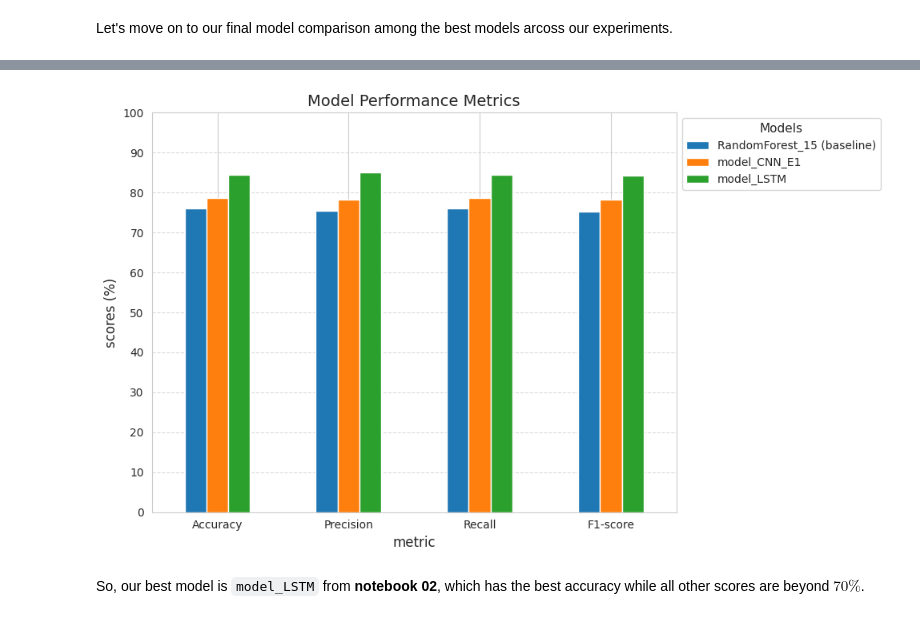
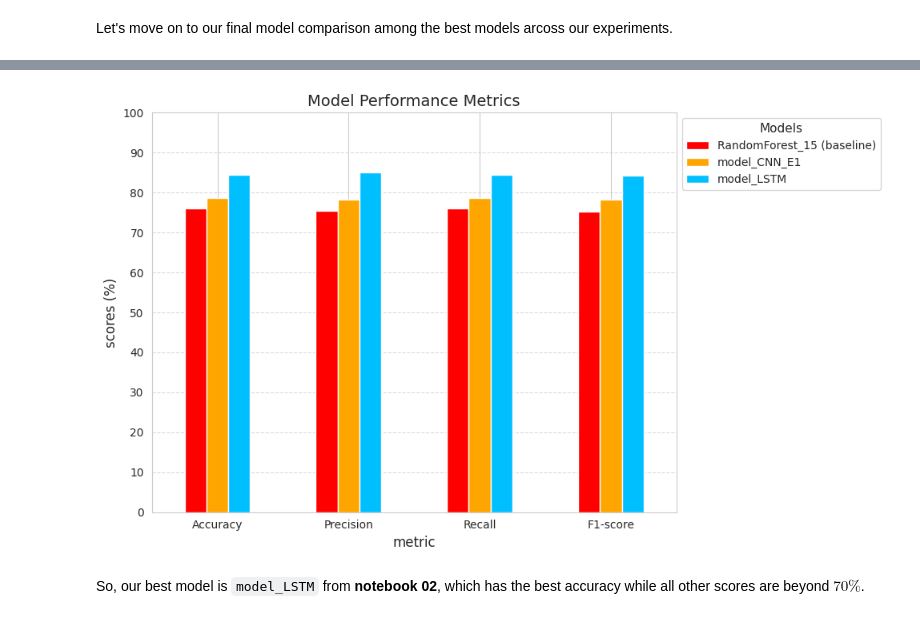
Before and after one commit to ZYWZong/ML_Practice_Projects, a Jupyter notebook: SkimLit_project_practice/SkimLit_results_04.ipynb, the cells around one changed output, grey strips where cells are left out. Cells and saved outputs as stored; diff of their text form; code cells hidden in the pictures.

```diff
--- a/SkimLit_project_practice/SkimLit_results_04.ipynb
+++ b/SkimLit_project_practice/SkimLit_results_04.ipynb
@@ -30,21 +42,25 @@ results = {
 # %%
-results_df = pd.DataFrame(results)
-results_df.set_index("Metric", inplace=True)
+custom_colors = {
+    "model_LSTM": "deepskyblue",
+    "model_CNN_E1": "orange",
+    "RandomForest_15 (baseline)": "red"
+}
+
 
 fig, ax = plt.subplots(figsize=(10, 6))
-results_df.plot(kind="bar", ax=ax)
+results_df.plot(kind="bar", ax=ax, color=[custom_colors[col] for col in results_df.columns])
 
 ax.set_title("Model Performance Metrics", fontsize=14)
 ax.set_xlabel("metric", fontsize=12)
 ax.set_ylabel("scores (%)", fontsize=12)
 ax.legend(title="Models", fontsize=10, title_fontsize=11, bbox_to_anchor=(1.0, 1.0))
 ax.grid(axis="y", linestyle="--", alpha=0.7)
 
 plt.yticks(np.arange(0, 101, 10))
 plt.xticks(rotation=0)
 plt.tight_layout()
 plt.show()
 # %% [output]
-[figure, old version]
+[figure, new version]
 # %% [markdown]
 So, our best model is `model_LSTM` from **notebook 02**, which has the best accuracy while all other scores are beyond $70\%$.
```
Also changed, not shown: parts of 1 cell of this notebook.
